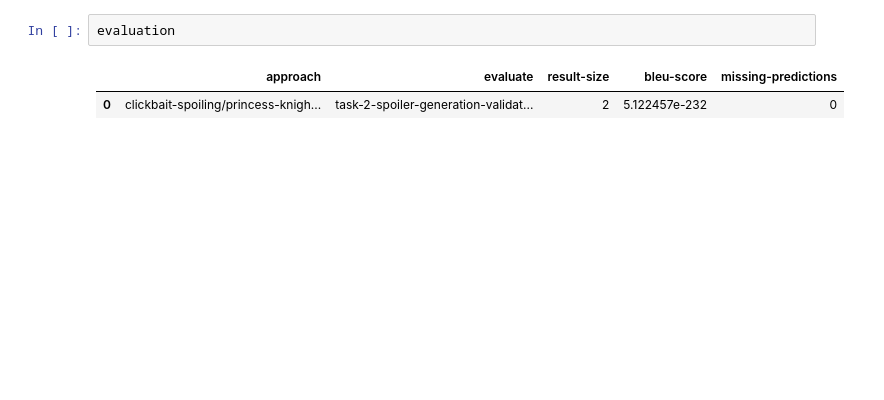
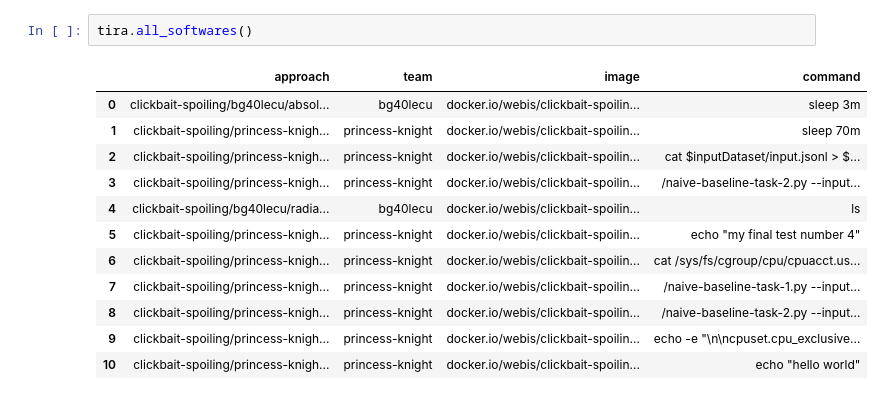
Before and after one commit to tira-io/tira, a Jupyter notebook: application/src/tira/templates/tira/tira_git_tutorial.ipynb, the cells around one changed output. Drawn from its saved outputs; the diff is of its cells as text; blank space fills up the shorter version.

```diff
--- a/application/src/tira/templates/tira/tira_git_tutorial.ipynb
+++ b/application/src/tira/templates/tira/tira_git_tutorial.ipynb
@@ -38,5 +41,15 @@ predictions
-# %%
-evaluation
-# %% [output]
-|  | approach | evaluate | result-size | bleu-score | missing-predictions |
-| 0 | clickbait-spoiling/princess-knigh... | task-2-spoiler-generation-validat... | 2 | 5.122457e-232 | 0 |
+# %%
+tira.all_softwares()
+# %% [output]
+|  | approach | team | image | command |
+| 0 | clickbait-spoiling/bg40lecu/absol... | bg40lecu | docker.io/webis/clickbait-spoilin... | sleep 3m |
+| 1 | clickbait-spoiling/princess-knigh... | princess-knight | docker.io/webis/clickbait-spoilin... | sleep 70m |
+| 2 | clickbait-spoiling/princess-knigh... | princess-knight | docker.io/webis/clickbait-spoilin... | cat $inputDataset/input.jsonl > $... |
+| 3 | clickbait-spoiling/princess-knigh... | princess-knight | docker.io/webis/clickbait-spoilin... | /naive-baseline-task-2.py --input... |
+| 4 | clickbait-spoiling/bg40lecu/radia... | bg40lecu | docker.io/webis/clickbait-spoilin... | ls |
+| 5 | clickbait-spoiling/princess-knigh... | princess-knight | docker.io/webis/clickbait-spoilin... | echo "my final test number 4" |
+| 6 | clickbait-spoiling/princess-knigh... | princess-knight | docker.io/webis/clickbait-spoilin... | cat /sys/fs/cgroup/cpu/cpuacct.us... |
+| 7 | clickbait-spoiling/princess-knigh... | princess-knight | docker.io/webis/clickbait-spoilin... | /naive-baseline-task-1.py --input... |
+| 8 | clickbait-spoiling/princess-knigh... | princess-knight | docker.io/webis/clickbait-spoilin... | /naive-baseline-task-2.py --input... |
+| 9 | clickbait-spoiling/princess-knigh... | princess-knight | docker.io/webis/clickbait-spoilin... | echo -e "\n\ncpuset.cpu_exclusive... |
+| 10 | clickbait-spoiling/princess-knigh... | princess-knight | docker.io/webis/clickbait-spoilin... | echo "hello world" |
```
Also changed, not shown: parts of 28 cells of this notebook, 1 other file.
